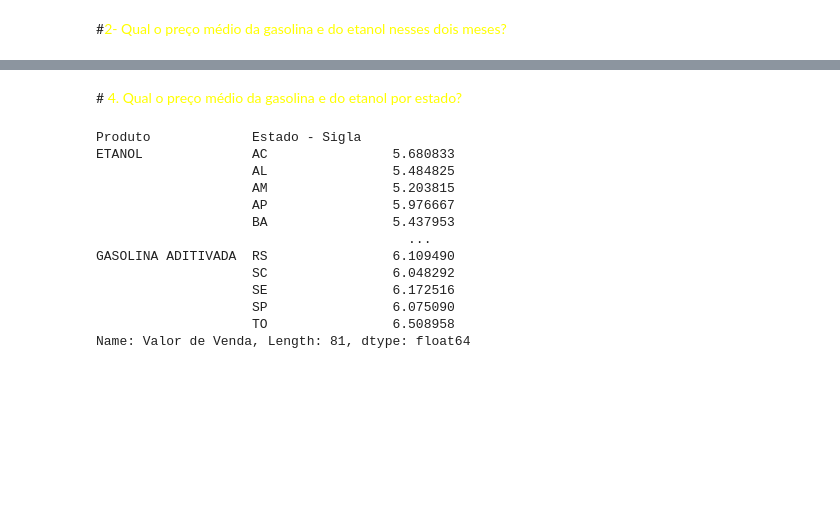
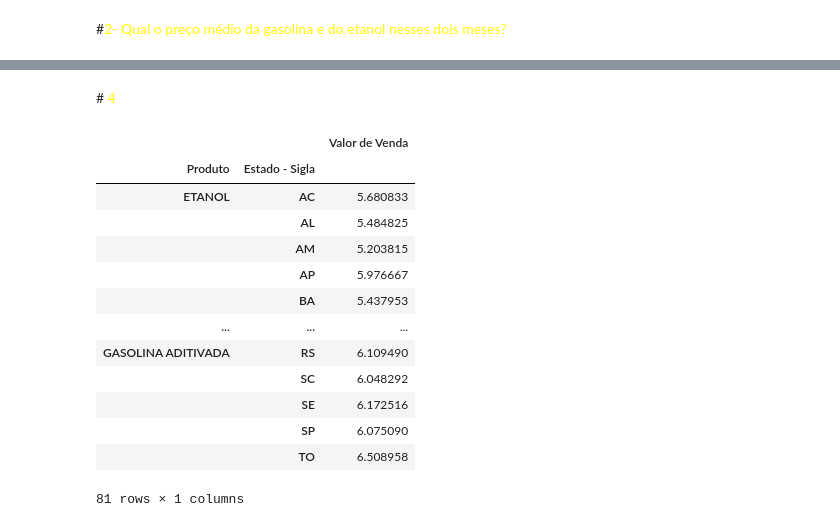
Before and after one commit to joaorosa2/analise_combustiveis_brasil, a Jupyter notebook: ProjetoM4.ipynb, the cells around one changed output, grey strips where cells are left out. Saved outputs shown, nothing was run; the diff lists cells and outputs as text; code cells hidden in the pictures; blank space fills up the shorter version.

```diff
--- a/ProjetoM4.ipynb
+++ b/ProjetoM4.ipynb
@@ -58,19 +92,20 @@ tabelaJulho['Valor de Venda'].median()
 # %% [markdown]
-#<font color = yellow> 4. Qual o preço médio da gasolina e do etanol por estado?
+#<font color = yellow> 4
 # %%
-print(tabelaJulho['Valor de Venda'].groupby([tabelaJulho['Produto'], tabelaJulho['Estado - Sigla']]).mean())
+tabelaJulho[['Valor de Venda']].groupby([tabelaJulho['Produto'], tabelaJulho['Estado - Sigla']]).mean()
 # %% [output]
+|  |  | Valor de Venda |
+| Produto | Estado - Sigla |  |
+| ETANOL | AC | 5.680833 |
+|  | AL | 5.484825 |
+|  | AM | 5.203815 |
+|  | AP | 5.976667 |
+|  | BA | 5.437953 |
+| ... | ... | ... |
+| GASOLINA ADITIVADA | RS | 6.109490 |
+|  | SC | 6.048292 |
+|  | SE | 6.172516 |
+|  | SP | 6.075090 |
+|  | TO | 6.508958 |
-Produto             Estado - Sigla
-ETANOL              AC                5.680833
-                    AL                5.484825
-                    AM                5.203815
-                    AP                5.976667
-                    BA                5.437953
-                                        ...
-GASOLINA ADITIVADA  RS                6.109490
-                    SC                6.048292
-                    SE                6.172516
-                    SP                6.075090
-                    TO                6.508958
-Name: Valor de Venda, Length: 81, dtype: float64
+81 rows × 1 columns
 # %%
```
Also changed, not shown: parts of 16 cells of this notebook.
